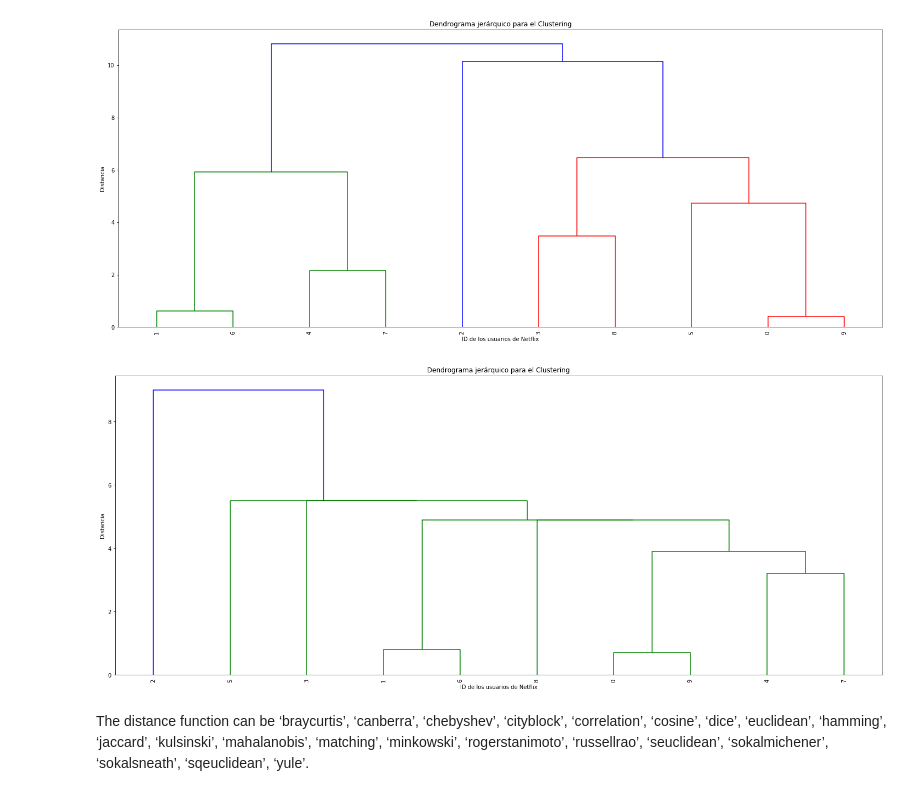
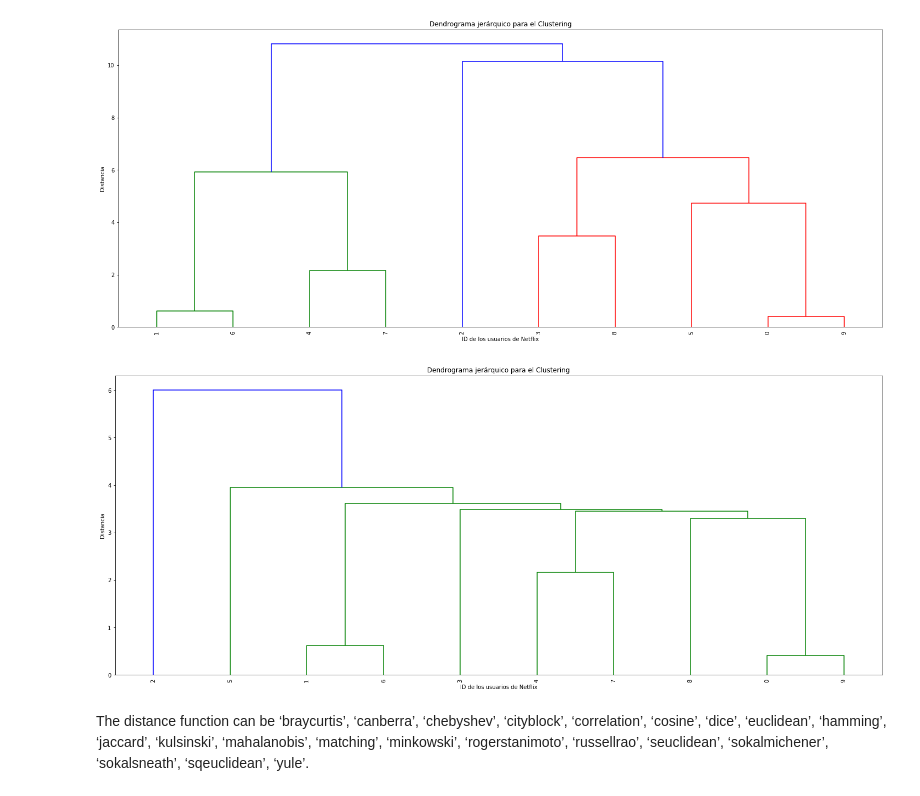
Before and after one commit to carlosriosacevedo17/mlverano, a Jupyter notebook: T6 - 1 - Distancias.ipynb, the cells around one changed output. Drawn from its saved outputs; the diff is of its cells as text; code cells hidden in the pictures.

```diff
--- a/T6 - 1 - Distancias.ipynb
+++ b/T6 - 1 - Distancias.ipynb
@@ -392,16 +391,16 @@ plt.show()
 # %% [output]
 [figure]
 # %%
-Z = linkage(data[movies], method="single", metric="cityblock")
+Z = linkage(data[movies], method="single")
 Z
 plt.figure(figsize=(25,10))
 plt.title("Dendrograma jerárquico para el Clustering")
 plt.xlabel("ID de los usuarios de Netflix")
 plt.ylabel("Distancia")
 dendrogram(Z, leaf_rotation=90., leaf_font_size=10.0)
 plt.show()
 # %% [output]
-[figure, old version]
+[figure, new version]
 # %% [markdown]
 The distance function can be ‘braycurtis’, ‘canberra’, ‘chebyshev’, ‘cityblock’, ‘correlation’, ‘cosine’, ‘dice’, ‘euclidean’, ‘hamming’, ‘jaccard’, ‘kulsinski’, ‘mahalanobis’, ‘matching’, ‘minkowski’, ‘rogerstanimoto’, ‘russellrao’, ‘seuclidean’, ‘sokalmichener’, ‘sokalsneath’, ‘sqeuclidean’, ‘yule’.
 # %%
```
Also changed, not shown: parts of 6 cells of this notebook.
